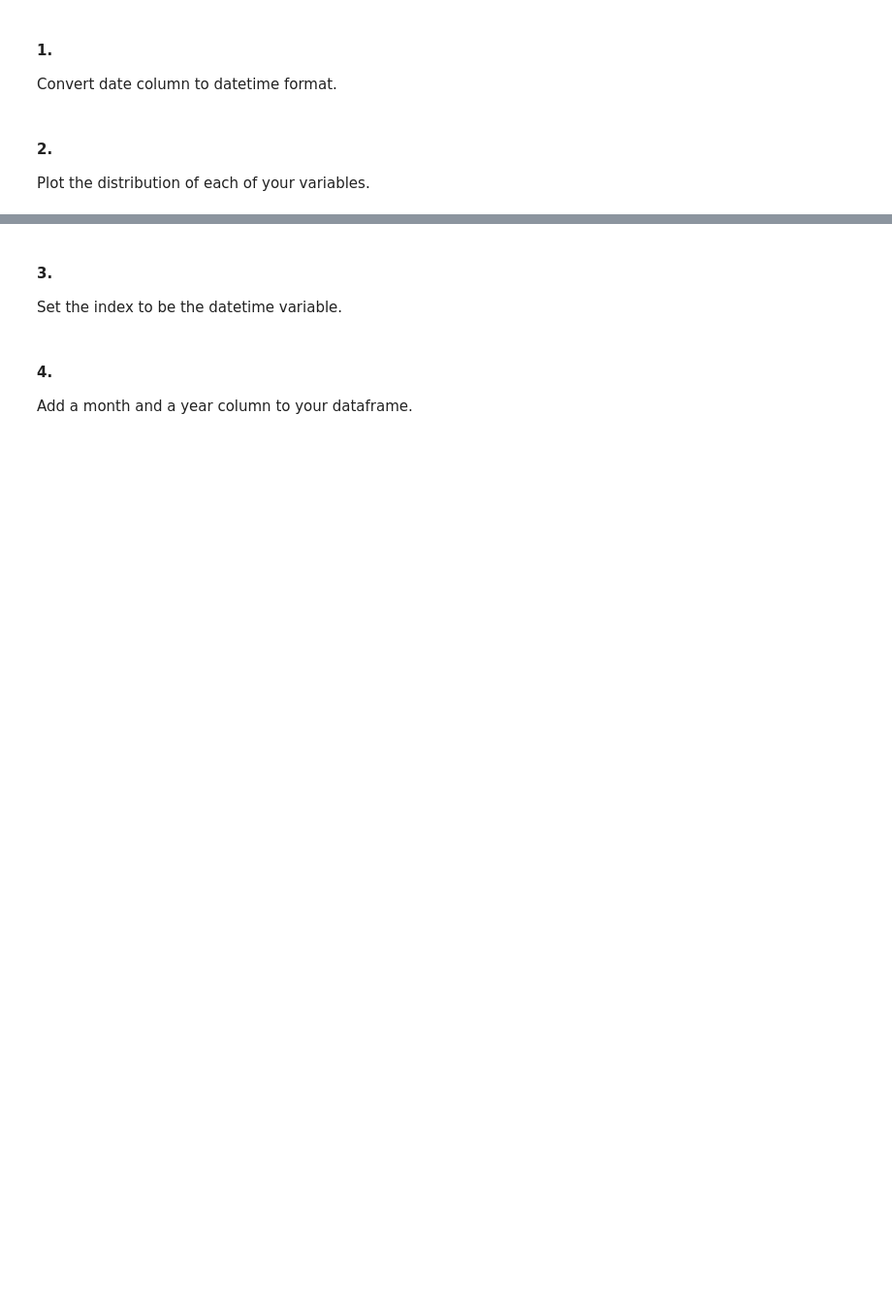
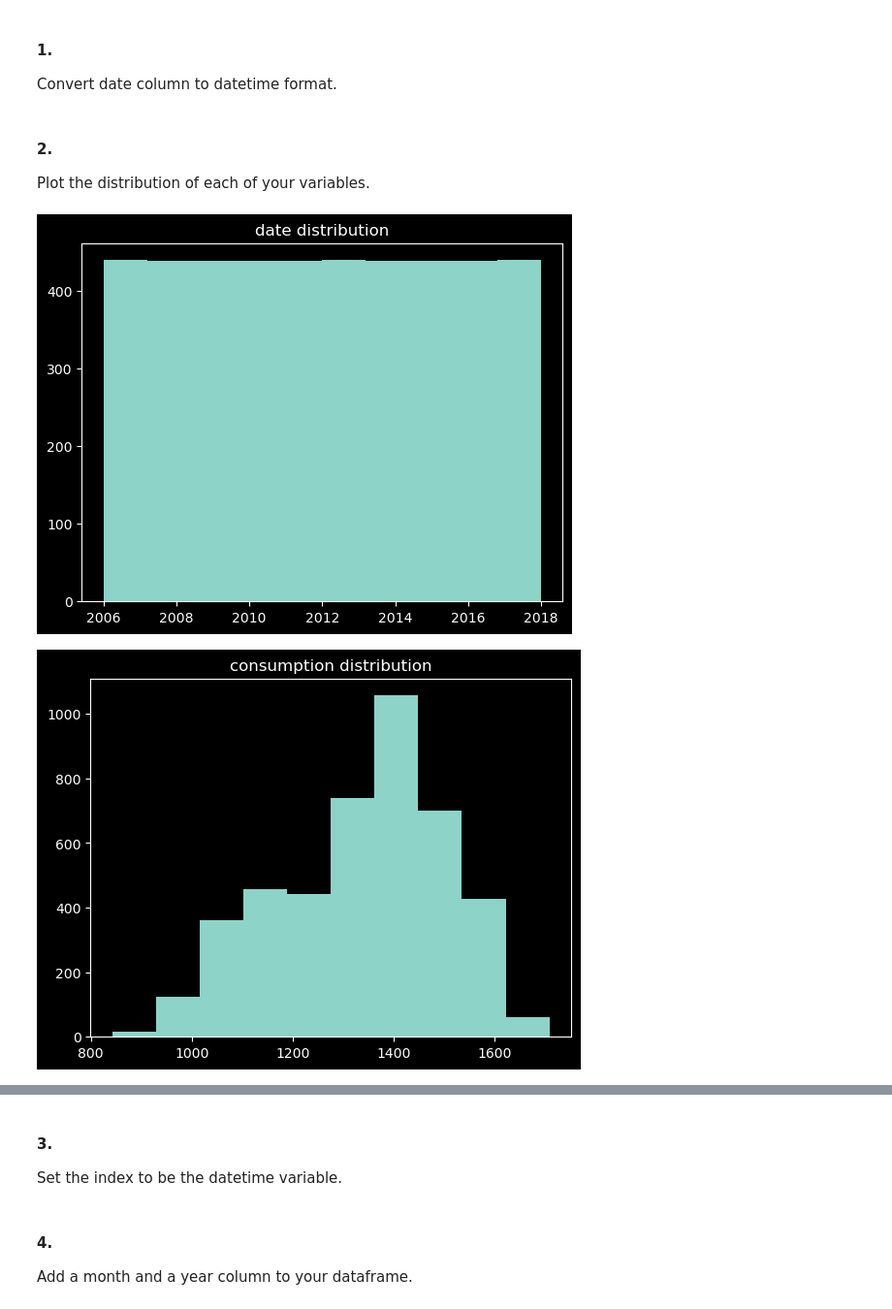
Before and after one commit to Zacharia-Schmitz/time-series-exercises, a Jupyter notebook: prepare_work.ipynb, the cells around one changed output, grey strips where cells are left out. Shown: that part at 97% size. Cells and saved outputs as stored; diff of their text form; code cells hidden in the pictures; blank space fills up the shorter version.

```diff
--- a/prepare_work.ipynb
+++ b/prepare_work.ipynb
@@ -29,0 +263,2 @@ Make sure all the work that you have done above is reproducible. That is, you sh
+# %%
+opsd = get_opsd()
@@ -29,0 +280,6 @@ Make sure all the work that you have done above is reproducible. That is, you sh
+# %%
+# Make all columns lowercase
+
+opsd.columns = opsd.columns.str.lower()
+
+opsd.rename(columns={"wind+solar": "wind_and_solar"}, inplace=True)
@@ -30,6 +301,20 @@ Make sure all the work that you have done above is reproducible. That is, you sh
 # %% [markdown]
 #### 1.
 Convert date column to datetime format.
+# %%
+opsd["date"] = pd.to_datetime(opsd["date"])
 # %% [markdown]
 #### 2.
 Plot the distribution of each of your variables.
+# %%
+import matplotlib.pyplot as plt
+
+# Hist plot for each column
+
+for col in opsd:
+    plt.hist(opsd[col])
+    plt.title(f"{col} distribution")
+    plt.show()
+# %% [output]
+[figure, added]
+[figure, added]
```
Also changed, not shown: parts of 36 cells of this notebook.
